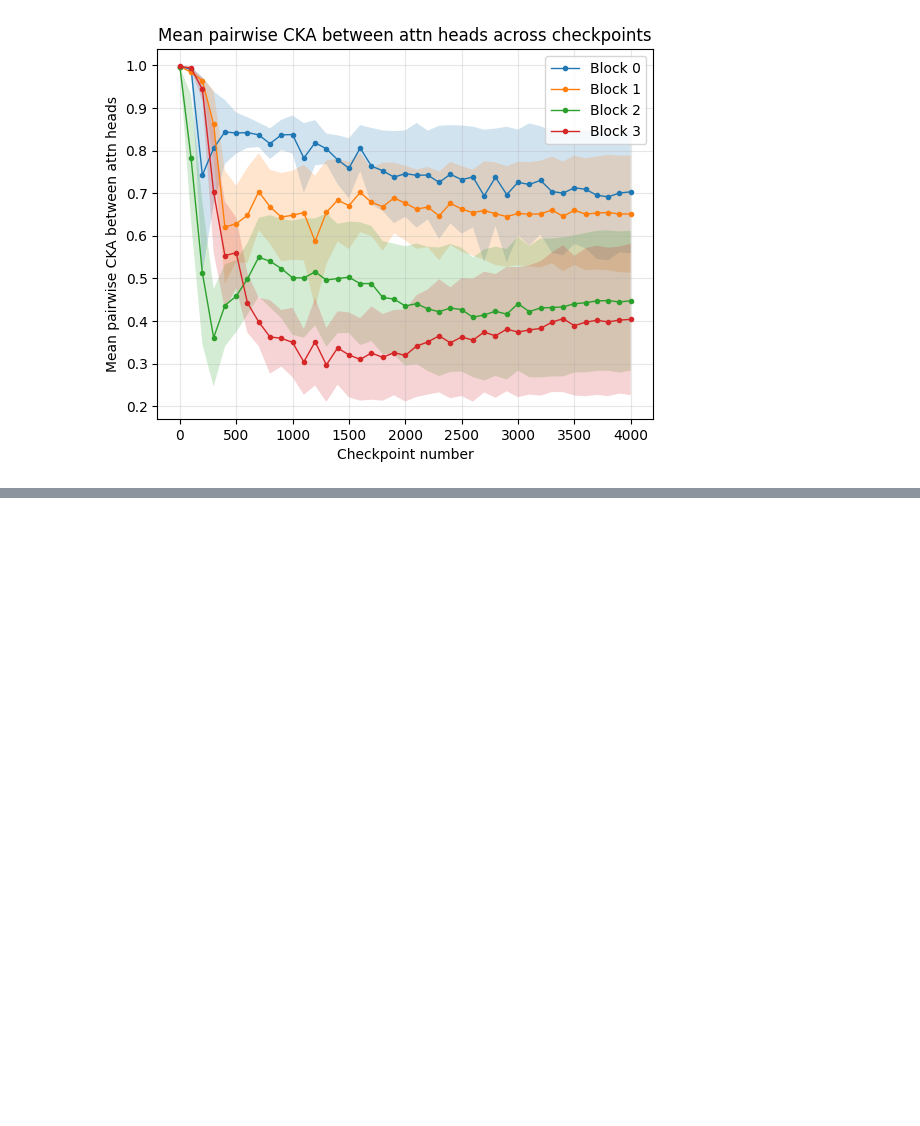
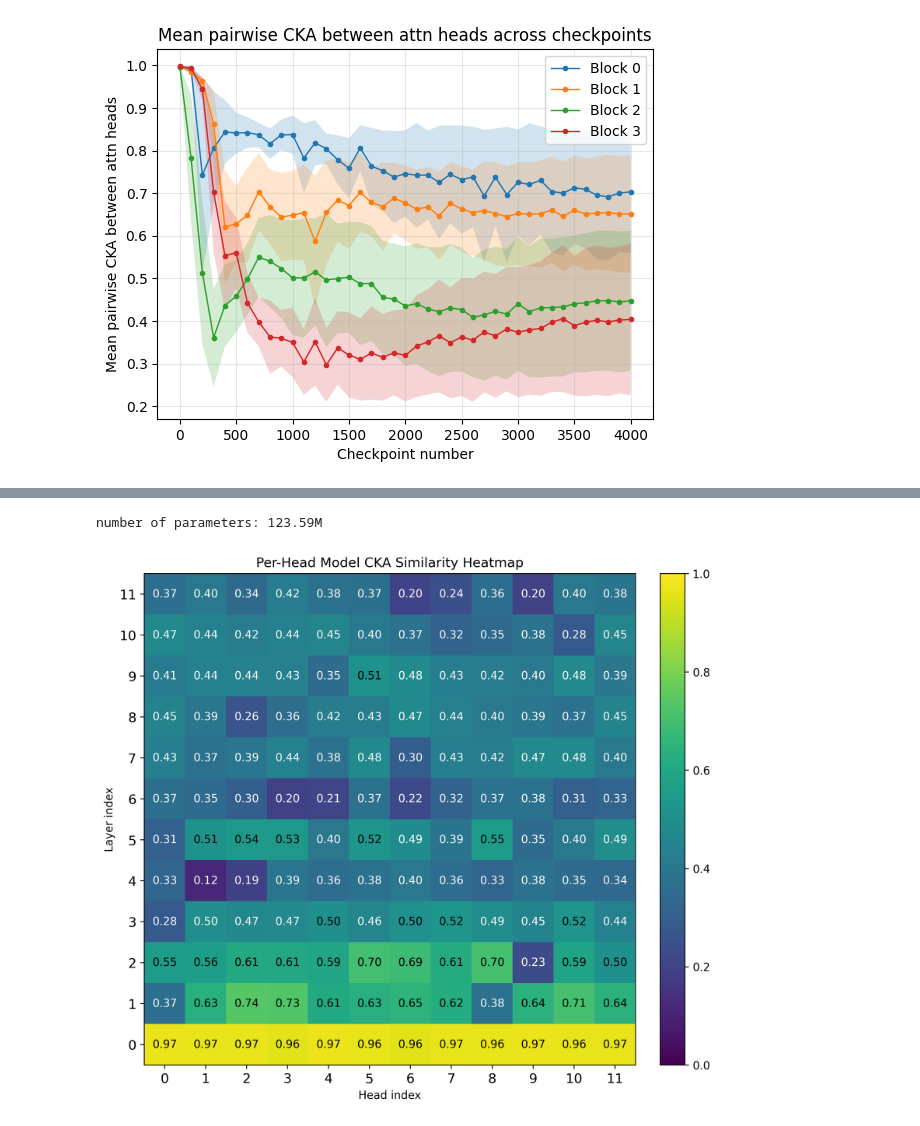
Before and after one commit to TheRootOf3/nanoGPT, a Jupyter notebook: inspect_attention_head_activations.ipynb, the cells around one changed output, grey strips where cells are left out. Drawn from its saved outputs; the diff is of its cells as text; code cells hidden in the pictures; blank space fills up the shorter version.

```diff
--- a/inspect_attention_head_activations.ipynb
+++ b/inspect_attention_head_activations.ipynb
@@ -731,0 +843,17 @@ plt.show()
+# %%
+model, _ = load_checkpoint("out-124M-causal", 2000, True)
+X, Y = get_batch("val", 16, model_cfg.block_size)
+_, _, attn_weights = model(X, Y, output_attentions=True)
+# %% [output]
+number of parameters: 123.59M
+# %%
+log_per_head_model_heatmap(
+    [
+        compute_mean_per_head_similarities(
+            compute_pairwise_symmetric_similarity_matrix(attn_weights, metric_fn=cka)
+        )
+        for attn_weights in attn_weights
+    ]
+)
+# %% [output]
+[figure, added]
```
Also changed, not shown: parts of 20 cells of this notebook.
